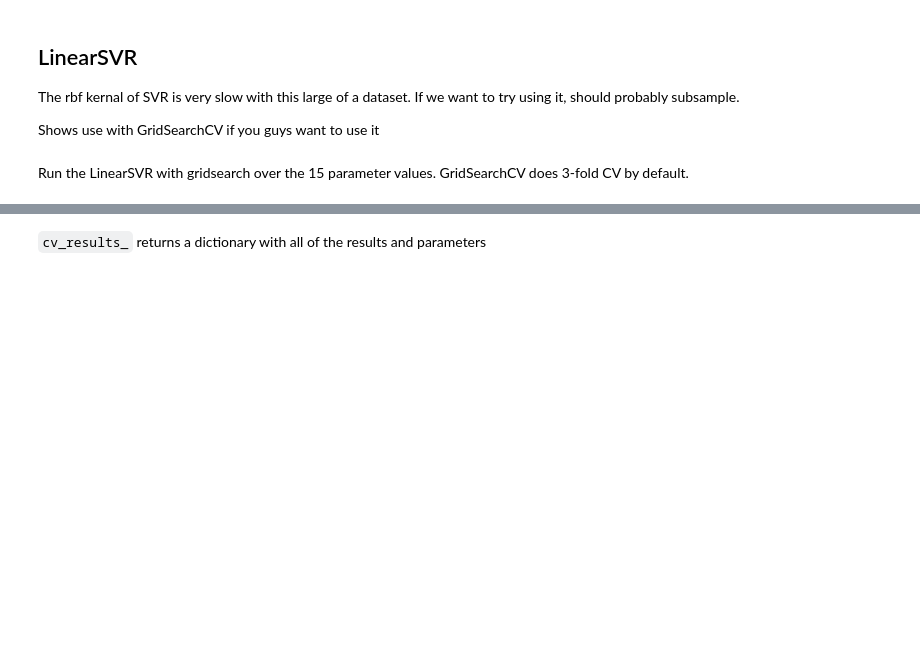
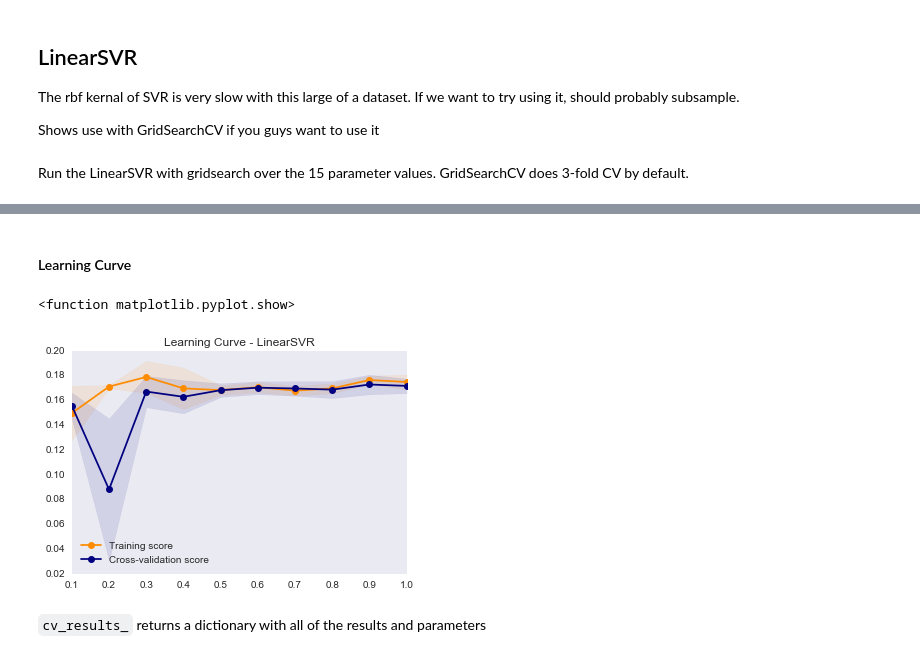
Before and after one commit to gschivley/ERCOT_power, a Jupyter notebook: Prediction model/Prediction models.ipynb, the cells around one changed output, grey strips where cells are left out. Drawn from its saved outputs; the diff is of its cells as text; code cells hidden in the pictures; blank space fills up the shorter version.

```diff
--- a/Prediction model/Prediction models.ipynb
+++ b/Prediction model/Prediction models.ipynb
@@ -230,3 +230,33 @@ Fitting 3 folds for each of 15 candidates, totalling 45 fits
+# %% [markdown]
+#### Learning Curve
+# %%
+xLen = len(X_train_scaled)
+tSize = [.1, .2, .3, .4, .5, .6, .7, .8, .9, 1]
+train_sizes, train_scores, valid_scores = learning_curve(LinearSVR(), X_train_scaled, y_train, train_sizes = tSize)
+
+train_scores_mean = np.mean(train_scores, axis=1)
+train_scores_std = np.std(train_scores, axis=1)
+valid_scores_mean = np.mean(valid_scores, axis=1)
+valid_scores_std = np.std(valid_scores, axis=1)
+
+plt.grid()
+
+plt.title("Learning Curve - LinearSVR")
+plt.fill_between(tSize, train_scores_mean - train_scores_std,
+                 train_scores_mean + train_scores_std, alpha=0.1,
+                 color="darkorange")
+plt.fill_between(tSize, valid_scores_mean - valid_scores_std,
+                 valid_scores_mean + valid_scores_std, alpha=0.1, color="navy")
+plt.plot(tSize, train_scores_mean, 'o-', color="darkorange",
+         label="Training score")
+plt.plot(tSize, valid_scores_mean, 'o-', color="navy",
+         label="Cross-validation score")
+
+plt.legend(loc="best")
+plt.show
+# %% [output]
+<function matplotlib.pyplot.show>
+[figure, added]
 # %% [markdown]
 `cv_results_` returns a dictionary with all of the results and parameters
 # %%
```
Also changed, not shown: parts of 21 cells of this notebook, 1 other file.
